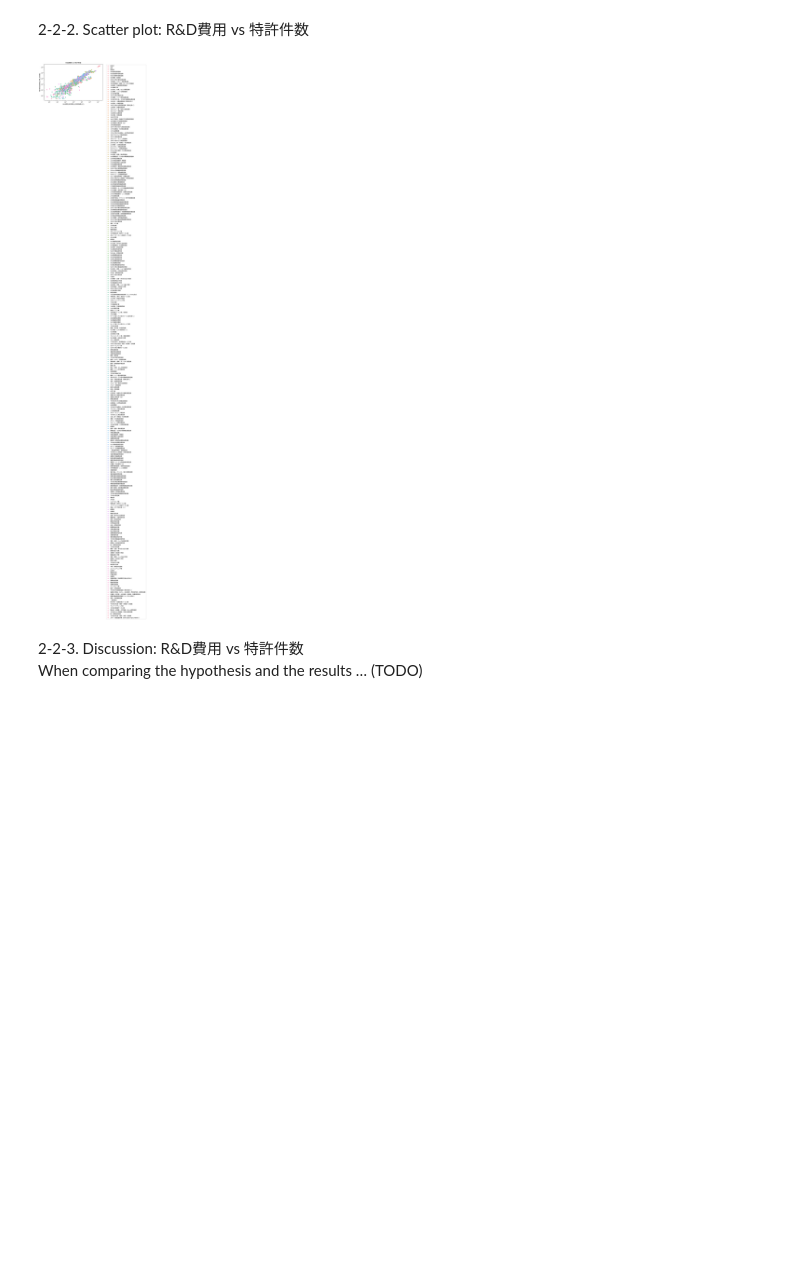
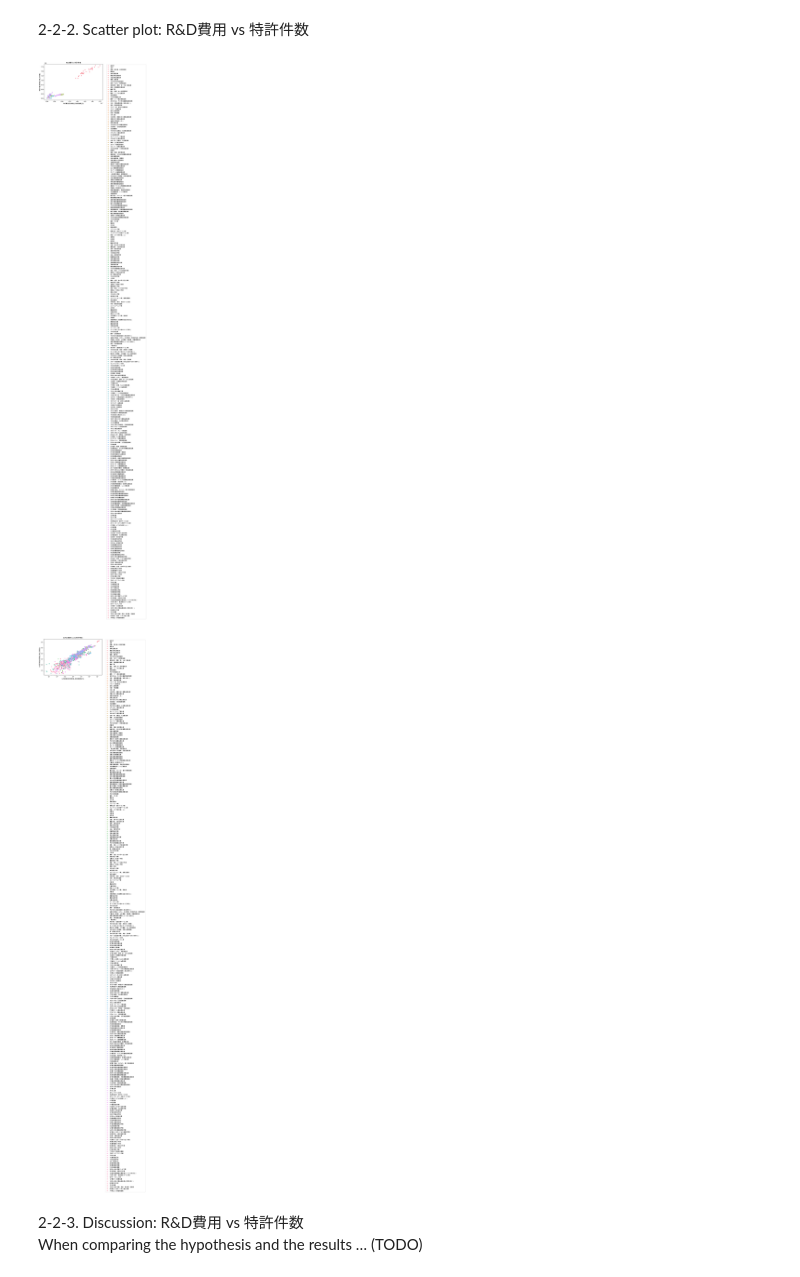
Before and after one commit to Graspp-25-Spring/graspp-25S-innovation, a Jupyter notebook: notebooks/assignment_group/HW2/Milestone_2.ipynb, the cells around one changed output. Saved outputs shown, nothing was run; the diff lists cells and outputs as text; code cells hidden in the pictures; blank space fills up the shorter version.

```diff
--- a/notebooks/assignment_group/HW2/Milestone_2.ipynb
+++ b/notebooks/assignment_group/HW2/Milestone_2.ipynb
@@ -219,8 +214,15 @@ merged_patent_r_and_d_df["r_and_d_total"] = merged_patent_r_and_d_df["r_and_d_to
 2-1-2. Japanese font setting
 # %%
 # Please specify the Japanese font installed on your computer.
-fname = r'c:\Windows\Fonts\meiryo.ttc' if sys.platform == 'win32' else '/Library/Fonts/Arial Unicode.ttf'
-fp = FontProperties(fname = r'c:\Windows\Fonts\meiryo.ttc', size=11)
+#fname = r'c:\Windows\Fonts\meiryo.ttc' if sys.platform == 'win32' else '/Library/Fonts/Arial Unicode.ttf'
+#fp = FontProperties(fname = r'c:\Windows\Fonts\meiryo.ttc', size=11)
+#plt.rc('font', family=fp.get_name())
+
+import matplotlib.pyplot as plt
+from matplotlib.font_manager import FontProperties
+# 自分のパソコンにインストールされている日本語フォントを指定してください
+# For MacOS
+fp = FontProperties(fname = '/Library/Fonts/Arial Unicode.ttf',size = 11)
 plt.rc('font', family=fp.get_name())
 # %% [markdown]
 <div style="font-size: 150%">
@@ -234,16 +236,26 @@ According to 骨太の方針 and previous studies … (TODO)
 # %%
 # Scatter plot: R&D費用 vs 特許件数
 plt.figure(figsize=(8, 5))
 sns.scatterplot(data=merged_patent_r_and_d_df, x="r_and_d_total", y="patent_count", hue="industry")
-plt.xscale('log')
-plt.yscale('log')
 plt.xlabel("R&D費用(研究開発_研究開発費_計)")
 plt.ylabel("特許件数(特許権_件数_所有数)")
 plt.title("R&D費用 vs 特許件数")
 plt.legend(bbox_to_anchor=(1.05, 1), loc='upper left')
 plt.show()
+
+# Scatter plot: ln(R&D費用) vs ln(特許件数)
+plt.figure(figsize=(8, 5))
+sns.scatterplot(data=merged_patent_r_and_d_df, x="r_and_d_total", y="patent_count", hue="industry")
+plt.xscale('log')
+plt.yscale('log')
+plt.xlabel("ln(R&D費用(研究開発_研究開発費_計))")
+plt.ylabel("ln(特許件数(特許権_件数_所有数))")
+plt.title("ln(R&D費用) vs ln(特許件数)")
+plt.legend(bbox_to_anchor=(1.05, 1), loc='upper left')
+plt.show()
 # %% [output]
-[figure, old version]
+[figure, new version]
+[figure, added]
 # %% [markdown]
 2-2-3. Discussion: R&D費用 vs 特許件数<br>
 When comparing the hypothesis and the results … (TODO)
```
Also changed, not shown: parts of 9 cells of this notebook, 3 other files.
